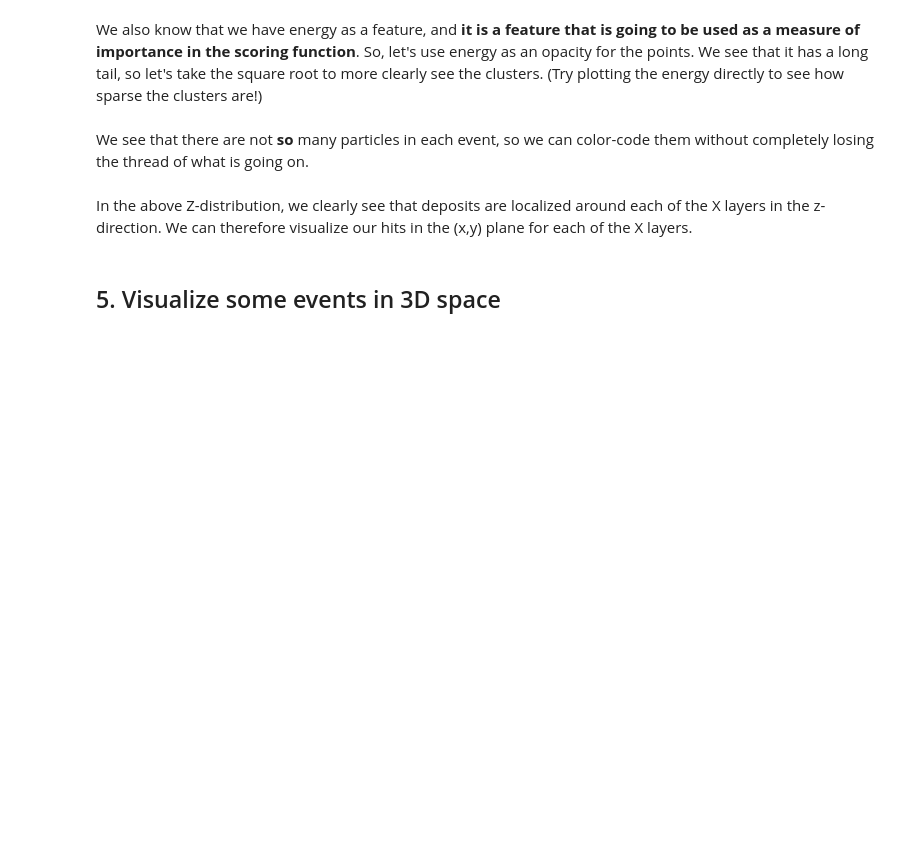
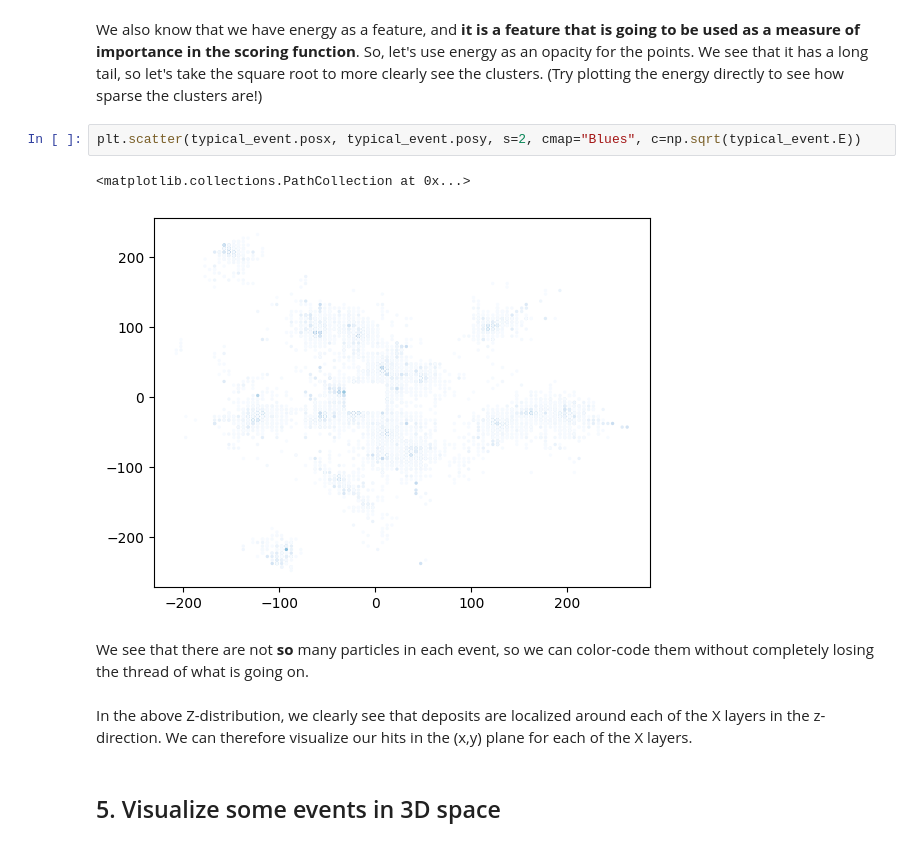
Before and after one commit to wpmccormack/ePIC_Clustering_2023, a Jupyter notebook: examples/notebooks/0_Exploratory_Data_Analysis.ipynb, the cells around one changed output. Cells and saved outputs as stored; diff of their text form; blank space fills up the shorter version.

```diff
--- a/examples/notebooks/0_Exploratory_Data_Analysis.ipynb
+++ b/examples/notebooks/0_Exploratory_Data_Analysis.ipynb
@@ -56,5 +109,10 @@ Now, we understand the bounds of the (x,y) plane, so we can plot this
 # %% [markdown]
 We also know that we have energy as a feature, and **it is a feature that is going to be used as a measure of importance in the scoring function**. So, let's use energy as an opacity for the points. We see that it has a long tail, so let's take the square root to more clearly see the clusters. (Try plotting the energy directly to see how sparse the clusters are!)
+# %%
+plt.scatter(typical_event.posx, typical_event.posy, s=2, cmap="Blues", c=np.sqrt(typical_event.E))
+# %% [output]
+<matplotlib.collections.PathCollection at 0x...>
+[figure, added]
 # %% [markdown]
 We see that there are not **so** many particles in each event, so we can color-code them without completely losing the thread of what is going on.
 # %% [markdown]
```
Also changed, not shown: parts of 11 cells of this notebook, 1 other file.
